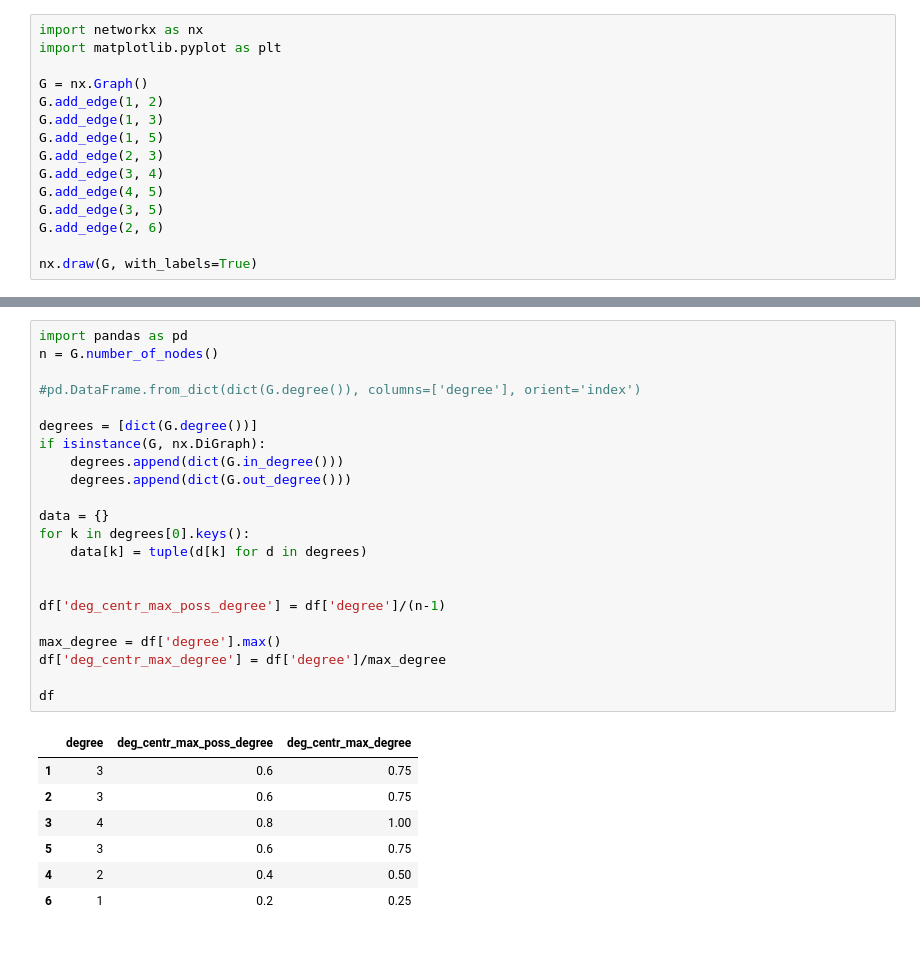
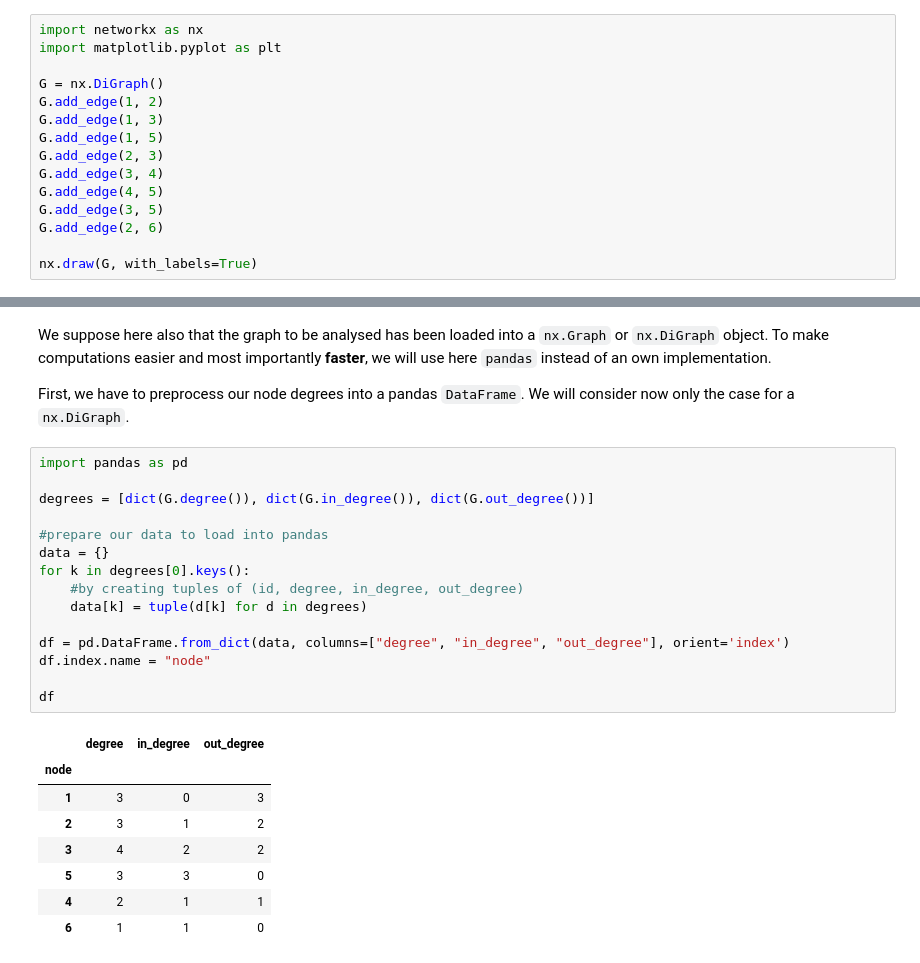
Before and after one commit to anatosun/reddit-cryptocurrency-analysis, a Jupyter notebook: notebooks/degree_centrality.ipynb, the cells around one changed output, grey strips where cells are left out. Saved outputs shown, nothing was run; the diff lists cells and outputs as text.

```diff
--- a/notebooks/degree_centrality.ipynb
+++ b/notebooks/degree_centrality.ipynb
@@ -2,7 +48,7 @@
 import networkx as nx
 import matplotlib.pyplot as plt
 
-G = nx.Graph()
+G = nx.DiGraph()
 G.add_edge(1, 2)
 G.add_edge(1, 3)
 G.add_edge(1, 5)
@@ -34,30 +64,28 @@ True
+# %% [markdown]
+We suppose here also that the graph to be analysed has been loaded into a `nx.Graph` or `nx.DiGraph` object. To make computations easier and most importantly **faster**, we will use here `pandas` instead of an own implementation.
+
+First, we have to preprocess our node degrees into a pandas `DataFrame`. We will consider now only the case for a `nx.DiGraph`.
 # %%
 import pandas as pd
-n = G.number_of_nodes()
 
-#pd.DataFrame.from_dict(dict(G.degree()), columns=['degree'], orient='index')
+degrees = [dict(G.degree()), dict(G.in_degree()), dict(G.out_degree())]
 
-degrees = [dict(G.degree())]
-if isinstance(G, nx.DiGraph):
-    degrees.append(dict(G.in_degree()))
-    degrees.append(dict(G.out_degree()))
-
+#prepare our data to load into pandas
 data = {}
 for k in degrees[0].keys():
+    #by creating tuples of (id, degree, in_degree, out_degree)
     data[k] = tuple(d[k] for d in degrees)
 
-
-df['deg_centr_max_poss_degree'] = df['degree']/(n-1)
-
-max_degree = df['degree'].max()
-df['deg_centr_max_degree'] = df['degree']/max_degree
+df = pd.DataFrame.from_dict(data, columns=["degree", "in_degree", "out_degree"], orient='index')
+df.index.name = "node"
 
 df
 # %% [output]
-|  | degree | deg_centr_max_poss_degree | deg_centr_max_degree |
-| 1 | 3 | 0.6 | 0.75 |
-| 2 | 3 | 0.6 | 0.75 |
-| 3 | 4 | 0.8 | 1.00 |
-| 5 | 3 | 0.6 | 0.75 |
-| 4 | 2 | 0.4 | 0.50 |
-| 6 | 1 | 0.2 | 0.25 |
+|  | degree | in_degree | out_degree |
+| node |  |  |  |
+| 1 | 3 | 0 | 3 |
+| 2 | 3 | 1 | 2 |
+| 3 | 4 | 2 | 2 |
+| 5 | 3 | 3 | 0 |
+| 4 | 2 | 1 | 1 |
+| 6 | 1 | 1 | 0 |
```
Also changed, not shown: parts of 25 cells of this notebook.
